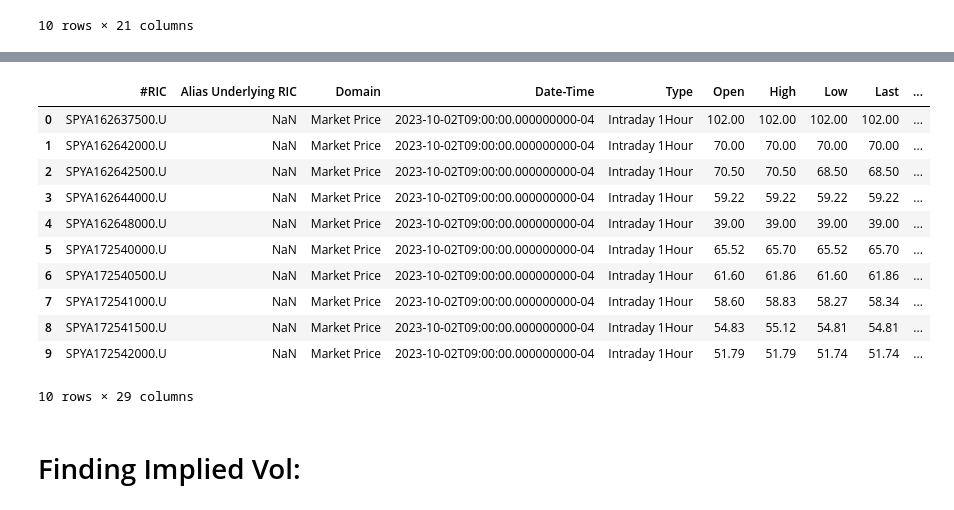
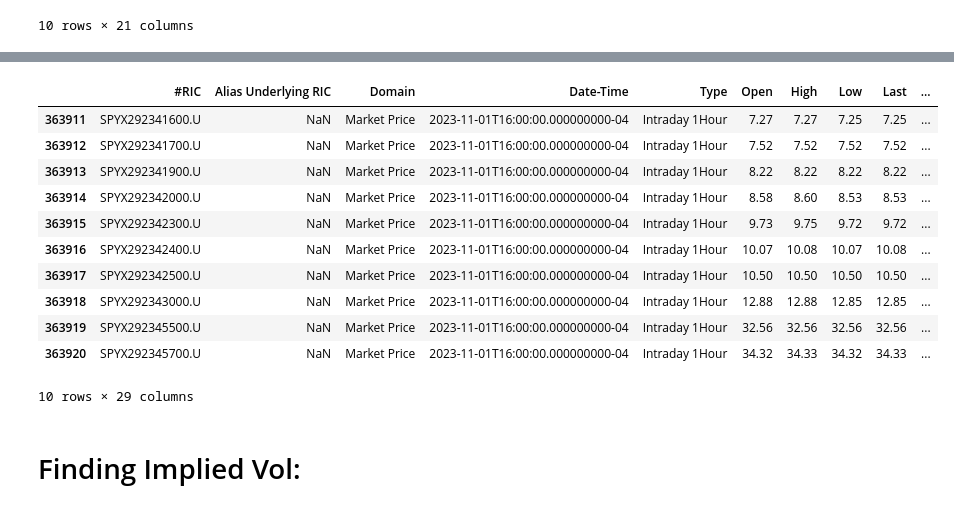
Before and after one commit to bs333/options-algo-trading, a Jupyter notebook: IV Trading Strategies.ipynb, the cells around one changed output, grey strips where cells are left out. Drawn from its saved outputs; the diff is of its cells as text; code cells hidden in the pictures.

```diff
--- a/IV Trading Strategies.ipynb
+++ b/IV Trading Strategies.ipynb
@@ -104,20 +104,20 @@ opt_attr.head()
 # %%
 optionsData = pd.concat([options, opt_attr], axis=1)
 optionsData['T'] = [(pd.to_datetime(optionsData['Expiry'][i]) - \
                      pd.to_datetime(optionsData['Date-Time'][i][0:10])).days/252 for i in range(optionsData.shape[0])]
-optionsData.head(10)
+optionsData.tail(10)
 # %% [output]
 |  | #RIC | Alias Underlying RIC | Domain | Date-Time | Type | Open | High | Low | Last | ... |
-| 0 | SPYA162637500.U | NaN | Market Price | 2023-10-02T09:00:00.000000000-04 | Intraday 1Hour | 102.00 | 102.00 | 102.00 | 102.00 | ... |
-| 1 | SPYA162642000.U | NaN | Market Price | 2023-10-02T09:00:00.000000000-04 | Intraday 1Hour | 70.00 | 70.00 | 70.00 | 70.00 | ... |
-| 2 | SPYA162642500.U | NaN | Market Price | 2023-10-02T09:00:00.000000000-04 | Intraday 1Hour | 70.50 | 70.50 | 68.50 | 68.50 | ... |
-| 3 | SPYA162644000.U | NaN | Market Price | 2023-10-02T09:00:00.000000000-04 | Intraday 1Hour | 59.22 | 59.22 | 59.22 | 59.22 | ... |
-| 4 | SPYA162648000.U | NaN | Market Price | 2023-10-02T09:00:00.000000000-04 | Intraday 1Hour | 39.00 | 39.00 | 39.00 | 39.00 | ... |
-| 5 | SPYA172540000.U | NaN | Market Price | 2023-10-02T09:00:00.000000000-04 | Intraday 1Hour | 65.52 | 65.70 | 65.52 | 65.70 | ... |
-| 6 | SPYA172540500.U | NaN | Market Price | 2023-10-02T09:00:00.000000000-04 | Intraday 1Hour | 61.60 | 61.86 | 61.60 | 61.86 | ... |
-| 7 | SPYA172541000.U | NaN | Market Price | 2023-10-02T09:00:00.000000000-04 | Intraday 1Hour | 58.60 | 58.83 | 58.27 | 58.34 | ... |
-| 8 | SPYA172541500.U | NaN | Market Price | 2023-10-02T09:00:00.000000000-04 | Intraday 1Hour | 54.83 | 55.12 | 54.81 | 54.81 | ... |
-| 9 | SPYA172542000.U | NaN | Market Price | 2023-10-02T09:00:00.000000000-04 | Intraday 1Hour | 51.79 | 51.79 | 51.74 | 51.74 | ... |
+| 363911 | SPYX292341600.U | NaN | Market Price | 2023-11-01T16:00:00.000000000-04 | Intraday 1Hour | 7.27 | 7.27 | 7.25 | 7.25 | ... |
+| 363912 | SPYX292341700.U | NaN | Market Price | 2023-11-01T16:00:00.000000000-04 | Intraday 1Hour | 7.52 | 7.52 | 7.52 | 7.52 | ... |
+| 363913 | SPYX292341900.U | NaN | Market Price | 2023-11-01T16:00:00.000000000-04 | Intraday 1Hour | 8.22 | 8.22 | 8.22 | 8.22 | ... |
+| 363914 | SPYX292342000.U | NaN | Market Price | 2023-11-01T16:00:00.000000000-04 | Intraday 1Hour | 8.58 | 8.60 | 8.53 | 8.53 | ... |
+| 363915 | SPYX292342300.U | NaN | Market Price | 2023-11-01T16:00:00.000000000-04 | Intraday 1Hour | 9.73 | 9.75 | 9.72 | 9.72 | ... |
+| 363916 | SPYX292342400.U | NaN | Market Price | 2023-11-01T16:00:00.000000000-04 | Intraday 1Hour | 10.07 | 10.08 | 10.07 | 10.08 | ... |
+| 363917 | SPYX292342500.U | NaN | Market Price | 2023-11-01T16:00:00.000000000-04 | Intraday 1Hour | 10.50 | 10.50 | 10.50 | 10.50 | ... |
+| 363918 | SPYX292343000.U | NaN | Market Price | 2023-11-01T16:00:00.000000000-04 | Intraday 1Hour | 12.88 | 12.88 | 12.85 | 12.85 | ... |
+| 363919 | SPYX292345500.U | NaN | Market Price | 2023-11-01T16:00:00.000000000-04 | Intraday 1Hour | 32.56 | 32.56 | 32.56 | 32.56 | ... |
+| 363920 | SPYX292345700.U | NaN | Market Price | 2023-11-01T16:00:00.000000000-04 | Intraday 1Hour | 34.32 | 34.33 | 34.32 | 34.33 | ... |
 10 rows × 29 columns
 # %% [markdown]
 # Finding Implied Vol:
```
Also changed, not shown: parts of 13 cells of this notebook.
